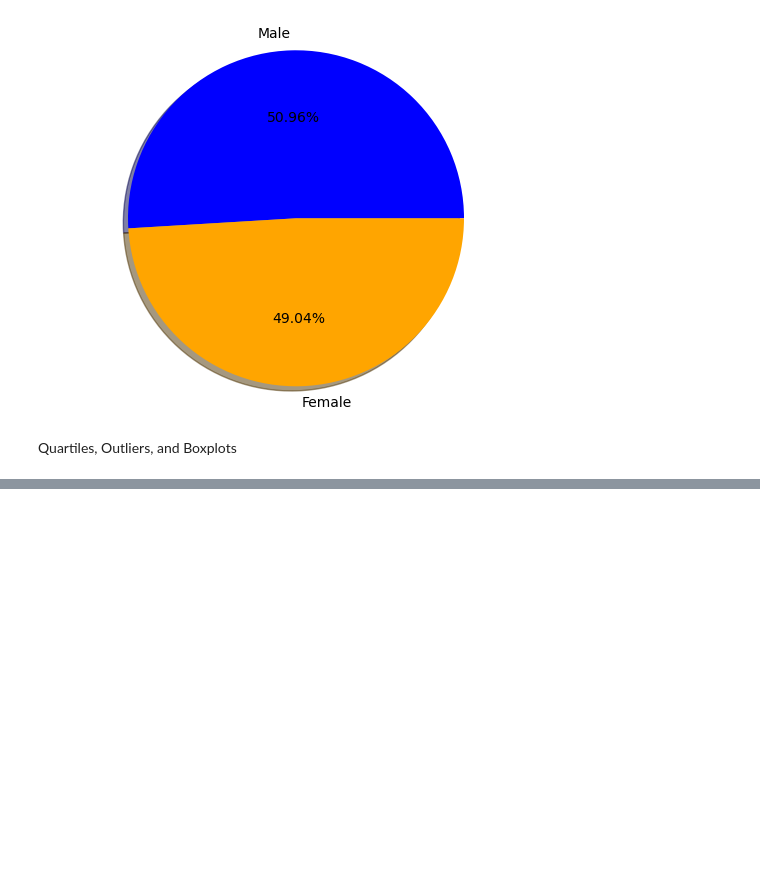
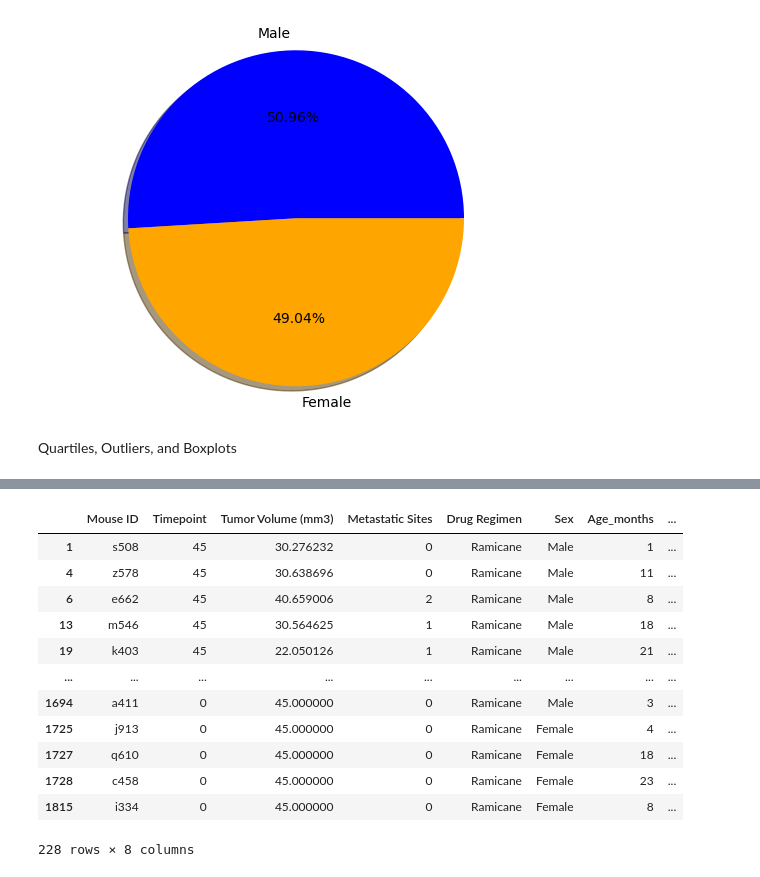
Before and after one commit to Cookees81/pymaceuticals-challenge, a Jupyter notebook: my_pymaceuticals.ipynb, the cells around one changed output, grey strips where cells are left out. Drawn from its saved outputs; the diff is of its cells as text; code cells hidden in the pictures; blank space fills up the shorter version.

```diff
--- a/my_pymaceuticals.ipynb
+++ b/my_pymaceuticals.ipynb
@@ -264,0 +368,17 @@ capo_tumors =
+# %%
+rami_tumors = times_sorted.loc[times_sorted["Drug Regimen"]=="Ramicane",:]
+rami_tumors
+# %% [output]
+|  | Mouse ID | Timepoint | Tumor Volume (mm3) | Metastatic Sites | Drug Regimen | Sex | Age_months | ... |
+| 1 | s508 | 45 | 30.276232 | 0 | Ramicane | Male | 1 | ... |
+| 4 | z578 | 45 | 30.638696 | 0 | Ramicane | Male | 11 | ... |
+| 6 | e662 | 45 | 40.659006 | 2 | Ramicane | Male | 8 | ... |
+| 13 | m546 | 45 | 30.564625 | 1 | Ramicane | Male | 18 | ... |
+| 19 | k403 | 45 | 22.050126 | 1 | Ramicane | Male | 21 | ... |
+| ... | ... | ... | ... | ... | ... | ... | ... | ... |
+| 1694 | a411 | 0 | 45.000000 | 0 | Ramicane | Male | 3 | ... |
+| 1725 | j913 | 0 | 45.000000 | 0 | Ramicane | Female | 4 | ... |
+| 1727 | q610 | 0 | 45.000000 | 0 | Ramicane | Female | 18 | ... |
+| 1728 | c458 | 0 | 45.000000 | 0 | Ramicane | Female | 23 | ... |
+| 1815 | i334 | 0 | 45.000000 | 0 | Ramicane | Female | 8 | ... |
+228 rows × 8 columns
```
Also changed, not shown: parts of 16 cells of this notebook.
